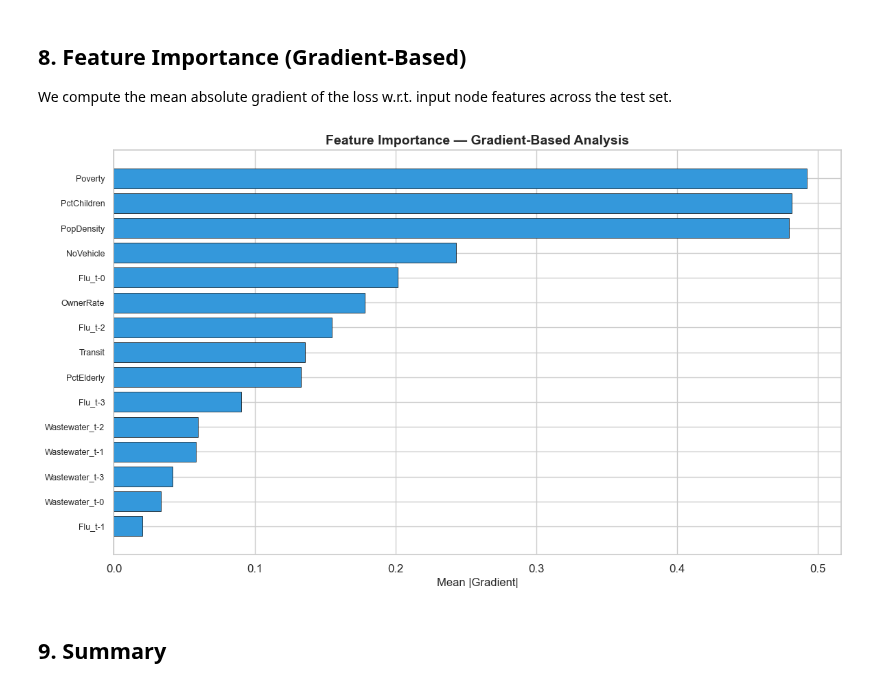
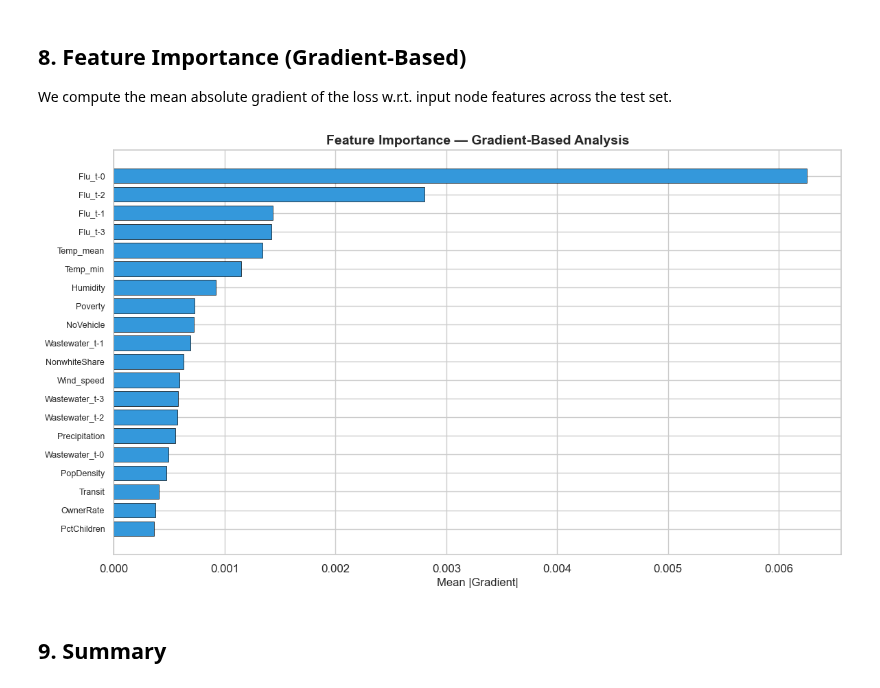
Before and after one commit to CodeMateo15/GNN-Influenza-Boston, a Jupyter notebook: Code/Boston_Influenza_GNN.ipynb, the cells around one changed output. Drawn from its saved outputs; the diff is of its cells as text; code cells hidden in the pictures.

Commit message:
ran with weather and per-neighborhood normalization

```diff
--- a/Code/Boston_Influenza_GNN.ipynb
+++ b/Code/Boston_Influenza_GNN.ipynb
@@ -611,6 +725,6 @@ subgroup
 # %%
 # -------------------------------------------------------
-# 2f. City of Boston CSVs — aggregate sub-neighborhoods to model nodes
+# 2g. City of Boston CSVs — aggregate sub-neighborhoods to model nodes
 #     Use most recent year available for each dataset
 #     NOTE: City of Boston CSVs have metadata header rows before the actual
 #     CSV data. We detect the real header by finding the row starting with "GEOID".
@@ -683,7 +797,7 @@ static_features['pct_children'] = age_df['pct_children']
 static_features['pct_elderly'] = age_df['pct_elderly']
 static_features['owner_rate'] = tenure_df['owner_rate']
 static_features['no_vehicle_rate'] = veh_df['no_vehicle_rate']
-#static_features['nonwhite_share'] = race_df['nonwhite_share']
+static_features['nonwhite_share'] = race_df['nonwhite_share']
 
 # Fill any missing neighborhoods with median
 static_features = static_features.fillna(static_features.median())
@@ -1255,9 +1374,9 @@ with torch.no_grad():
         all_preds.append(pred_np)
         all_targets.append(y)
 
-# Denormalize back to cases per 100k
-preds_arr = np.array(all_preds) * flu_std + flu_mean
-targets_arr = np.array(all_targets) * flu_std + flu_mean
+# Denormalize back to cases per 100k — per-neighborhood
+preds_arr = np.array(all_preds) * flu_stds.flatten() + flu_means.flatten()
+targets_arr = np.array(all_targets) * flu_stds.flatten() + flu_means.flatten()
 
 # Metrics
 mae = np.mean(np.abs(preds_arr - targets_arr))
@@ -1481,38 +1600,36 @@ for X, g, y in test_samples:
 
     if X_t.grad is not None:
         grad = X_t.grad[:N_NEIGH].abs().mean(dim=0)
         importance += grad
         n_samples += 1
 
 importance = (importance / max(n_samples, 1)).cpu().detach().numpy()
 
 # Feature names
 feat_names = []
 for lag in range(LOOKBACK):
     feat_names.append(f'Flu_t-{lag}')
     feat_names.append(f'Wastewater_t-{lag}')
 #feat_names.append('School_calendar')
-# Removed nonwhiteshare
-# feat_names += ['PopDensity', 'Poverty', 'Transit', 'PctChildren',
-#               'PctElderly', 'OwnerRate', 'NoVehicle', 'NonwhiteShare']
 
+feat_names += ['Temp_mean', 'Temp_max', 'Temp_min', 'Humidity', 'Precipitation', 'Wind_speed']
 feat_names += ['PopDensity', 'Poverty', 'Transit', 'PctChildren',
-               'PctElderly', 'OwnerRate', 'NoVehicle']
+               'PctElderly', 'OwnerRate', 'NoVehicle', 'NonwhiteShare']
 
 sorted_idx = np.argsort(importance)[::-1]
 
 fig, ax = plt.subplots(figsize=(12, 7))
 top_k = min(len(feat_names), 20)
 ax.barh(range(top_k), importance[sorted_idx[:top_k]][::-1],
         color='#3498db', edgecolor='black', linewidth=0.5)
 ax.set_yticks(range(top_k))
 ax.set_yticklabels([feat_names[i] for i in sorted_idx[:top_k]][::-1], fontsize=9)
 ax.set_xlabel('Mean |Gradient|', fontsize=12)
 ax.set_title('Feature Importance — Gradient-Based Analysis', fontsize=14, fontweight='bold')
 plt.tight_layout()
 plt.show()
 # %% [output]
-[figure, old version]
+[figure, new version]
 # %% [markdown]
 ## 9. Summary
 # %%
```
Also changed, not shown: parts of 23 cells of this notebook, 3 other files.
